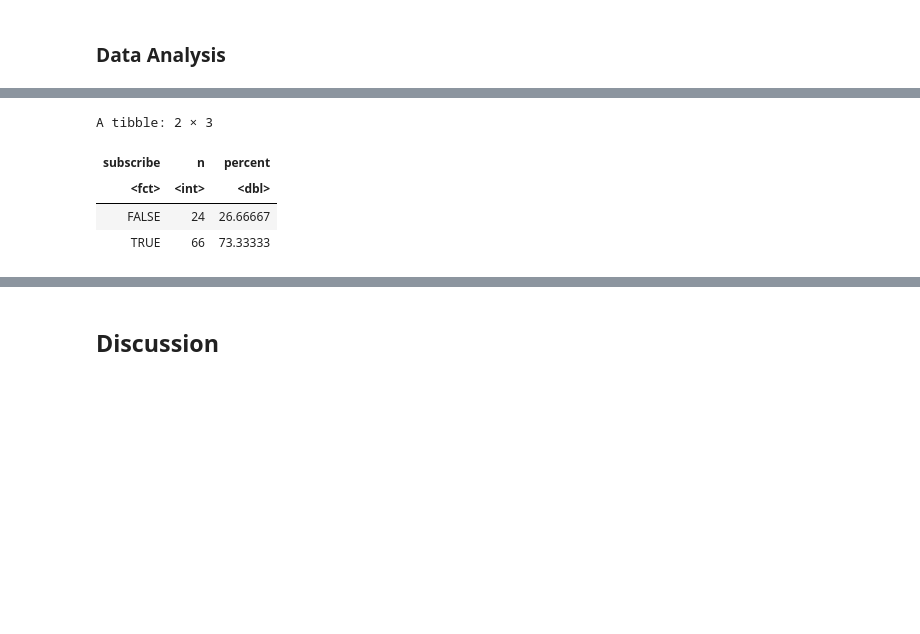
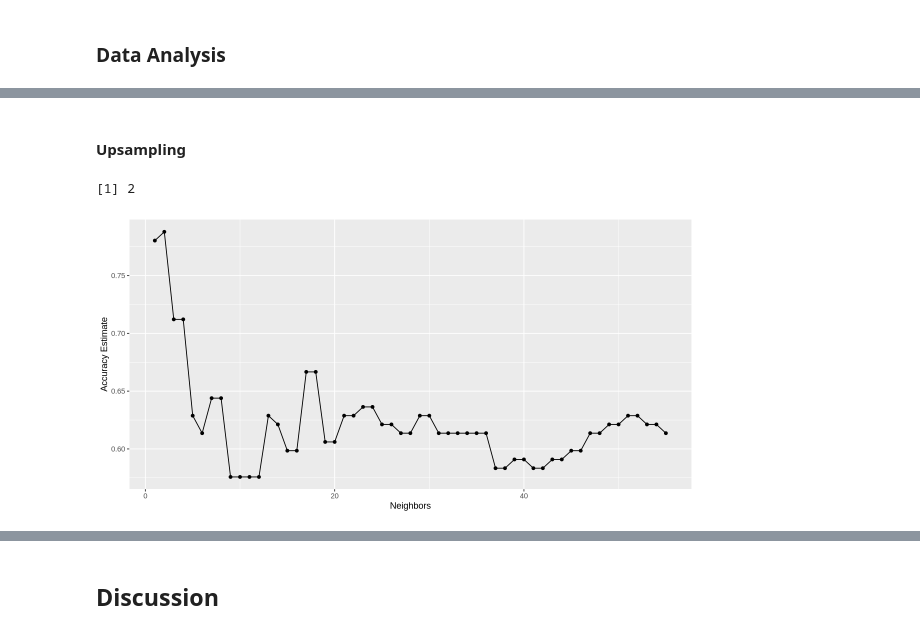
Before and after one commit to skylv777/dsci100_group_project, a Jupyter notebook: group_project.ipynb, the cells around one changed output, grey strips where cells are left out. Saved outputs shown, nothing was run; the diff lists cells and outputs as text; code cells hidden in the pictures; blank space fills up the shorter version.

```diff
--- a/group_project.ipynb
+++ b/group_project.ipynb
@@ -314,13 +340,37 @@ Prediction FALSE TRUE
+# %% [markdown]
+#### Upsampling
 # %%
-#Comparing accuracy of classifier with majority classifier
-videogame_proportions <- videogame_train %>%
-    group_by(subscribe) %>%
-    summarize(n=n()) %>%
-    mutate(percent = 100*n/nrow(videogame_train))
-videogame_proportions
+set.seed(1)
+videogame_upsample <- recipe(subscribe ~ Age + played_hours + average_session_length, data = videogame_train) |>
+        step_upsample(subscribe, over_ratio = 1, skip = TRUE) |>
+        prep(retain = TRUE) |>
+        bake(new_data = NULL)
+
+upsample_vfold <- vfold_cv(videogame_upsample, v = 3, strata = subscribe)
-# %% [output]
-A tibble: 2 × 3
-| subscribe | n | percent |
-| <fct> | <int> | <dbl> |
-| FALSE | 24 | 26.66667 |
-| TRUE | 66 | 73.33333 |
+# %%
+upsample_recipe <- recipe(subscribe ~ Age + played_hours + average_session_length, data = videogame_upsample) |>
+        step_scale(all_predictors()) |>
+        step_center(all_predictors())
+
+upsample_wkfl <- workflow() |>
+        add_recipe(upsample_recipe) |>
+        add_model(knn_spec) |>
+        tune_grid(resamples = upsample_vfold, grid = k_vals) |>
+        collect_metrics() |>
+        filter(.metric == "accuracy")
+
+upsample_k_plot <- upsample_wkfl |>
+        ggplot(aes(x = neighbors, y = mean)) +
+        geom_point() +
+        geom_line() +
+        labs(x = "Neighbors", y = "Accuracy Estimate")
+upsample_k_plot
+
+upsample_k <- upsample_wkfl |>
+        arrange(desc(mean)) |>
+        head(1) |>
+        pull(neighbors)
+upsample_k
+# %% [output]
+[1] 2
+[figure, added]
```
Also changed, not shown: parts of 6 cells of this notebook.
